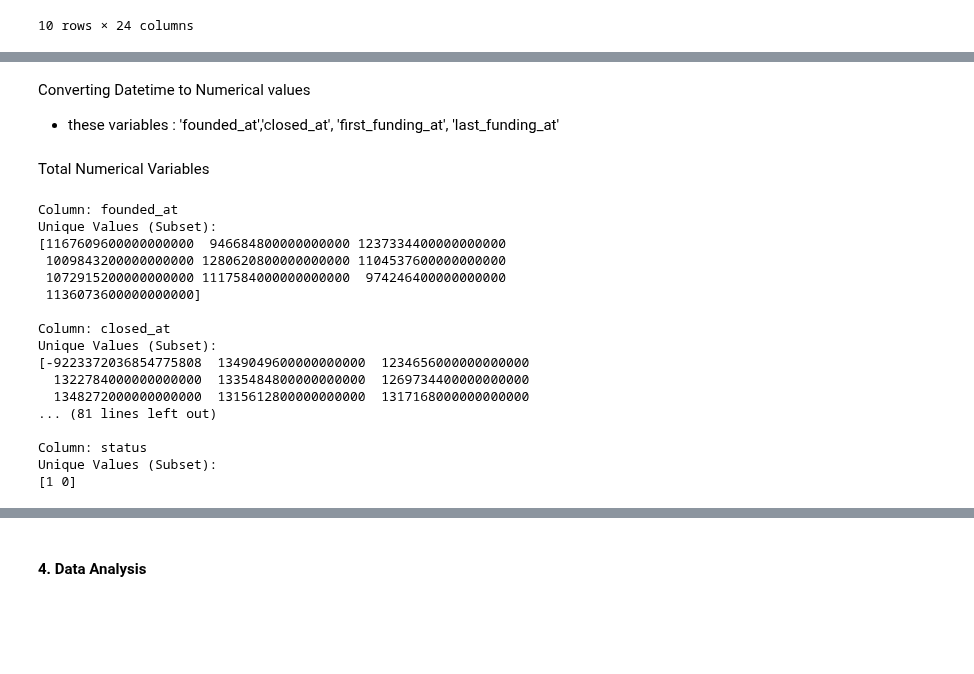
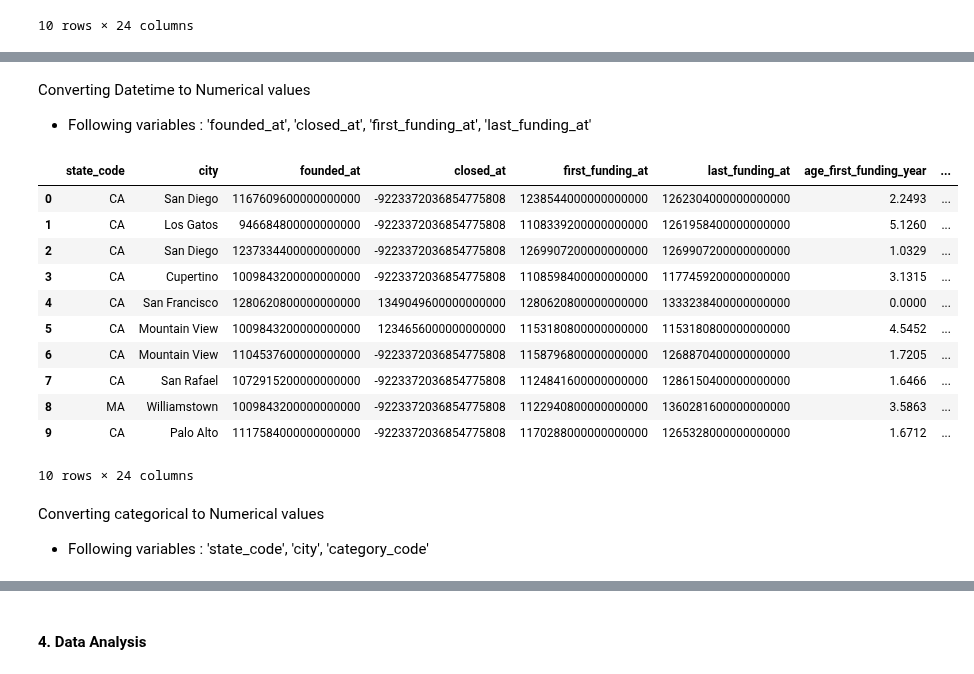
Before and after one commit to GabrielaArzateR/Predicting_startup_succes-, a Jupyter notebook: notebook/experimentation.ipynb, the cells around one changed output, grey strips where cells are left out. Cells and saved outputs as stored; diff of their text form; code cells hidden in the pictures; blank space fills up the shorter version.

```diff
--- a/notebook/experimentation.ipynb
+++ b/notebook/experimentation.ipynb
@@ -457,6 +416,6 @@ Unique Values (Subset):
 # %% [markdown]
 Converting Datetime to Numerical values
 
-- these variables : 'founded_at','closed_at', 'first_funding_at', 'last_funding_at'
+- Following variables : 'founded_at', 'closed_at', 'first_funding_at', 'last_funding_at'
 # %%
 import pandas as pd
@@ -474,38 +432,21 @@ for date_column in date_columns:
 # Convert datetime to timestamp (numerical)
 for date_column in date_columns:
     data_df[date_column] = data_df[date_column].astype(int)
-# %% [markdown]
-Total Numerical Variables
-# %%
-
-# Assuming your_data_df is your main DataFrame
-data_df = clean_data
-
-# List of your categorical columns
-numerical_columns = data_df.select_dtypes(include=['number']).columns
-
-# Loop through each categorical column and display a subset of unique values
-for numerical_columns in numerical_columns:
-    unique_values = data_df[numerical_columns].unique()
-
-    print(f"\nColumn: {numerical_columns}")
-    print("Unique Values (Subset):")
-    print(unique_values[:10])
-# %% [output]
-Column: founded_at
-Unique Values (Subset):
-[1167609600000000000  946684800000000000 1237334400000000000
- 1009843200000000000 1280620800000000000 1104537600000000000
- 1072915200000000000 1117584000000000000  974246400000000000
- 1136073600000000000]
-
-Column: closed_at
-Unique Values (Subset):
-[-9223372036854775808  1349049600000000000  1234656000000000000
-  1322784000000000000  1335484800000000000  1269734400000000000
-  1348272000000000000  1315612800000000000  1317168000000000000
-... (81 lines left out)
-
-Column: status
-Unique Values (Subset):
-[1 0]
+# %%
+clean_data.head(10)
+# %% [output]
+|  | state_code | city | founded_at | closed_at | first_funding_at | last_funding_at | age_first_funding_year | ... |
+| 0 | CA | San Diego | 1167609600000000000 | -9223372036854775808 | 1238544000000000000 | 1262304000000000000 | 2.2493 | ... |
+| 1 | CA | Los Gatos | 946684800000000000 | -9223372036854775808 | 1108339200000000000 | 1261958400000000000 | 5.1260 | ... |
+| 2 | CA | San Diego | 1237334400000000000 | -9223372036854775808 | 1269907200000000000 | 1269907200000000000 | 1.0329 | ... |
+| 3 | CA | Cupertino | 1009843200000000000 | -9223372036854775808 | 1108598400000000000 | 1177459200000000000 | 3.1315 | ... |
+| 4 | CA | San Francisco | 1280620800000000000 | 1349049600000000000 | 1280620800000000000 | 1333238400000000000 | 0.0000 | ... |
+| 5 | CA | Mountain View | 1009843200000000000 | 1234656000000000000 | 1153180800000000000 | 1153180800000000000 | 4.5452 | ... |
+| 6 | CA | Mountain View | 1104537600000000000 | -9223372036854775808 | 1158796800000000000 | 1268870400000000000 | 1.7205 | ... |
+| 7 | CA | San Rafael | 1072915200000000000 | -9223372036854775808 | 1124841600000000000 | 1286150400000000000 | 1.6466 | ... |
+| 8 | MA | Williamstown | 1009843200000000000 | -9223372036854775808 | 1122940800000000000 | 1360281600000000000 | 3.5863 | ... |
+| 9 | CA | Palo Alto | 1117584000000000000 | -9223372036854775808 | 1170288000000000000 | 1265328000000000000 | 1.6712 | ... |
+10 rows × 24 columns
+# %% [markdown]
+Converting categorical to Numerical values
+- Following variables : 'state_code', 'city', 'category_code'
```
Also changed, not shown: parts of 15 cells of this notebook.
